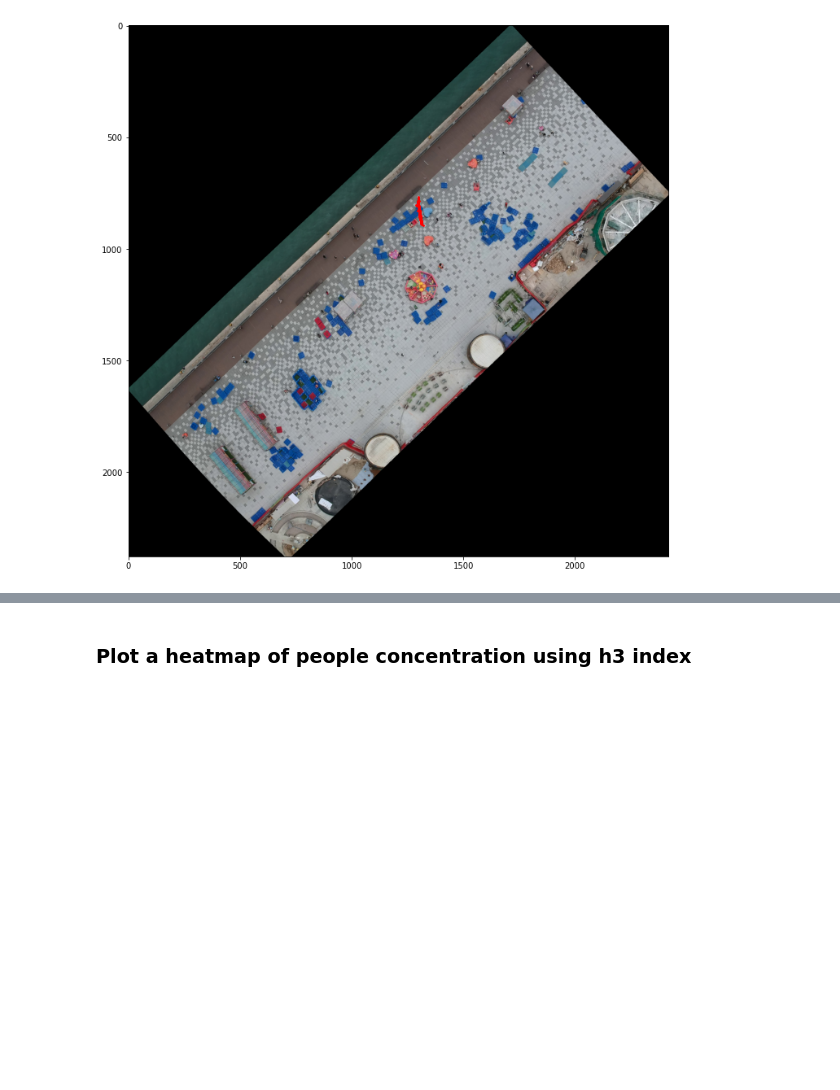
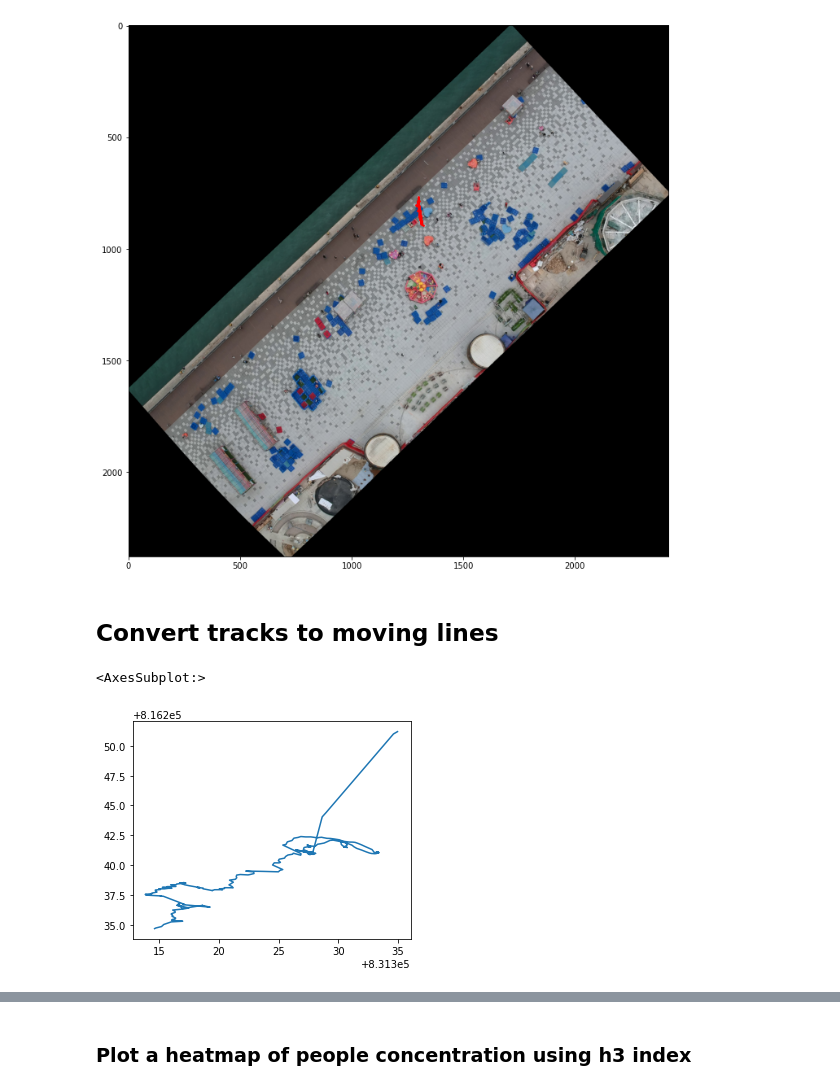
Before and after one commit to brookefzy/pitaya, a Jupyter notebook: BabyAI-CV/scripts/02_camera_calibration.ipynb, the cells around one changed output, grey strips where cells are left out. Drawn from its saved outputs; the diff is of its cells as text; code cells hidden in the pictures; blank space fills up the shorter version.

```diff
--- a/BabyAI-CV/scripts/02_camera_calibration.ipynb
+++ b/BabyAI-CV/scripts/02_camera_calibration.ipynb
@@ -246,3 +248,24 @@ plt.scatter(sel_track['x'], sel_track['y'], color = 'red', s= 3)
 # %% [output]
 <matplotlib.collections.PathCollection at 0x...>
 [figure]
+# %% [markdown]
+## Convert tracks to moving lines
+# %%
+from shapely.geometry import LineString
+import geopandas as gpd
+# construct linestring from points
+tracegdf = gpd.GeoDataFrame(
+    trace, geometry=gpd.points_from_xy(trace.x_2326, trace.y_2326), crs = 'EPSG:2326')
+tracegdf['count'] = tracegdf.groupby('track_id')['frame_id'].transform('count')
+
+# filter the data
+tracegdf = tracegdf[tracegdf['count'] > 10].reset_index(drop = True)
+tracegdf_line = tracegdf.groupby('track_id')['geometry'].apply(lambda x: LineString(x.tolist()))
+tracegdf_line = gpd.GeoDataFrame(tracegdf_line, geometry='geometry', crs = 'EPSG:2326')
+tracegdf_line['track_id'] = tracegdf_line.index
+# tracegdf = trace
+# %%
+tracegdf_line[1:2].plot()
+# %% [output]
+<AxesSubplot:>
+[figure, added]
```
Also changed, not shown: parts of 15 cells of this notebook, 10 other files.
